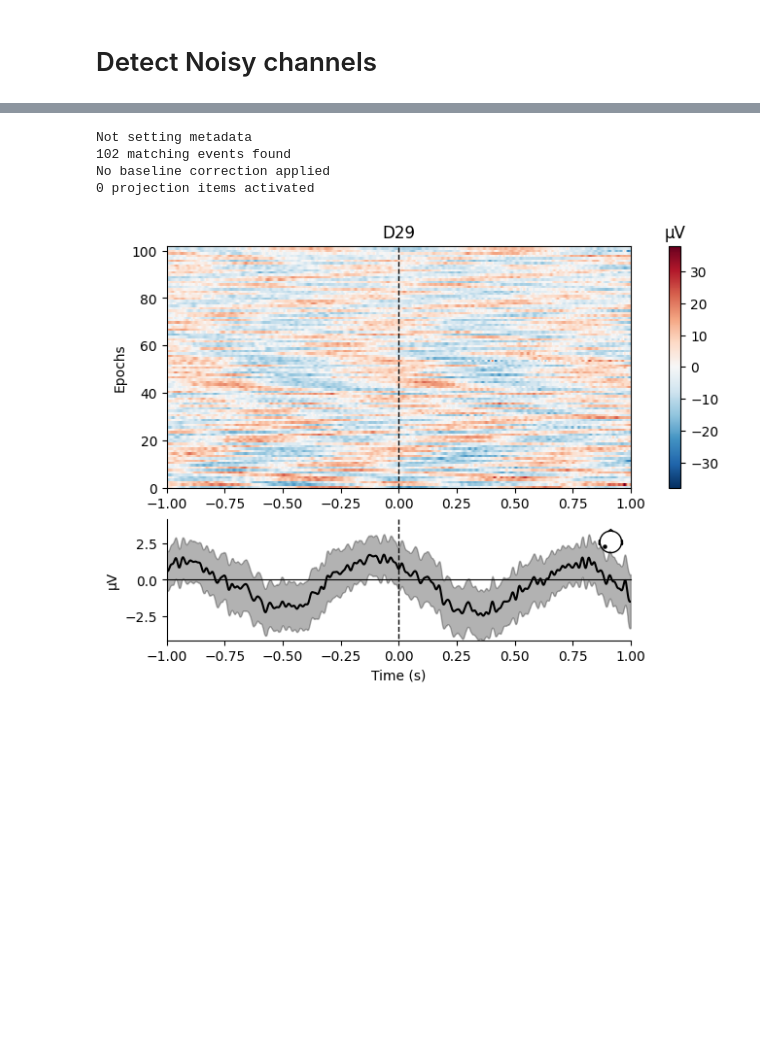
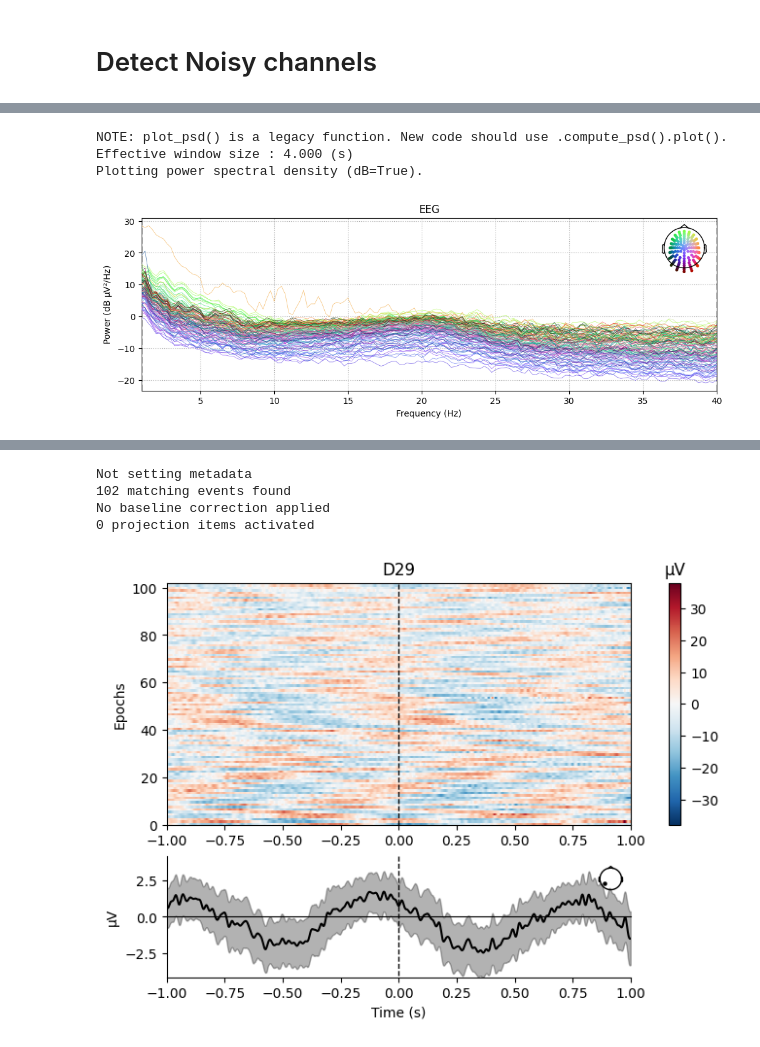
Before and after one commit to MohammadMMK/EEG-analysis-pipeline, a Jupyter notebook: notebooks/subject-preprocess/601.ipynb, the cells around one changed output, grey strips where cells are left out. Saved outputs shown, nothing was run; the diff lists cells and outputs as text; code cells hidden in the pictures; blank space fills up the shorter version.

```diff
--- a/notebooks/subject-preprocess/601.ipynb
+++ b/notebooks/subject-preprocess/601.ipynb
@@ -100,0 +90,13 @@ Designing a one-pass, zero-phase, non-causal highpass filter:
+# %%
+events = mne.find_events(raw)
+all_events = sub.get_all_events_times(subject, events)
+all_events
+all_events = all_events.dropna()
+all_trials = []
+for idx, row in all_events.iterrows():
+    Tnum = row['Trial']
+    data = raw.copy().crop(row['defOnset']-0.2, row['Respons'] + 0.2)
+    all_trials.append(data)
+new_raw = mne.concatenate_raws(all_trials)
+new_raw.resample(256)
+all_events
@@ -101,2 +138,9 @@ Designing a one-pass, zero-phase, non-causal highpass filter:
+# %%
+new_raw.plot_psd(fmin = 1, fmax = 40)
+# %% [output]
+NOTE: plot_psd() is a legacy function. New code should use .compute_psd().plot().
+Effective window size : 4.000 (s)
+Plotting power spectral density (dB=True).
+[figure, added]
 # %%
 %matplotlib qt
```
Also changed, not shown: parts of 19 cells of this notebook, 5 other files.
